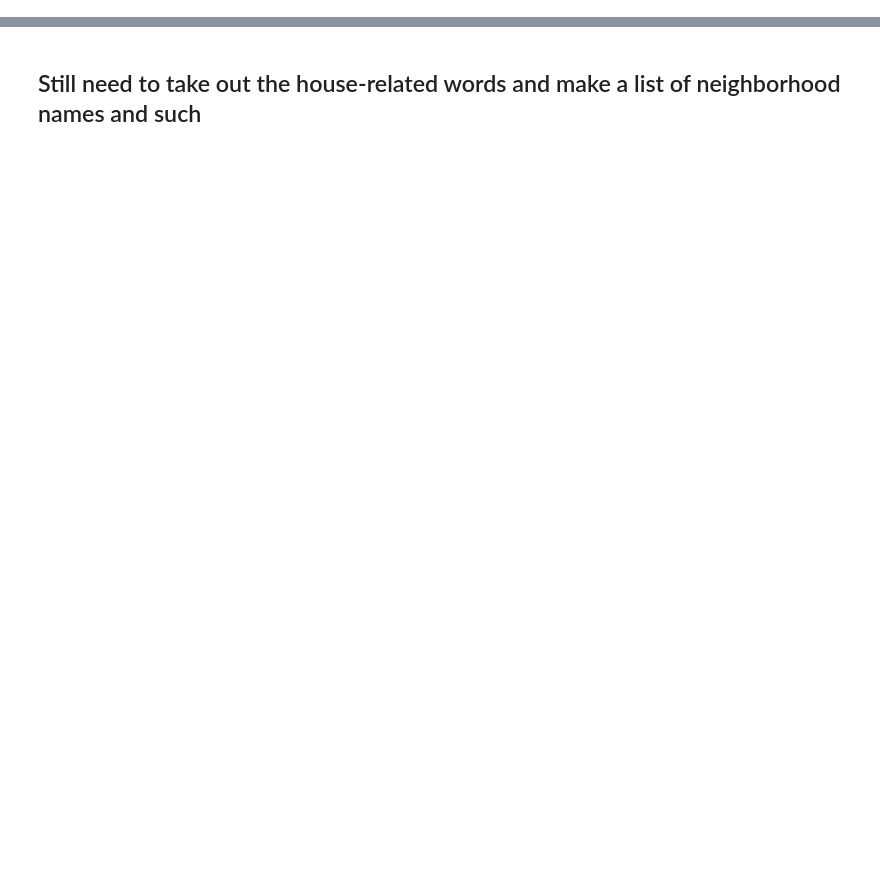
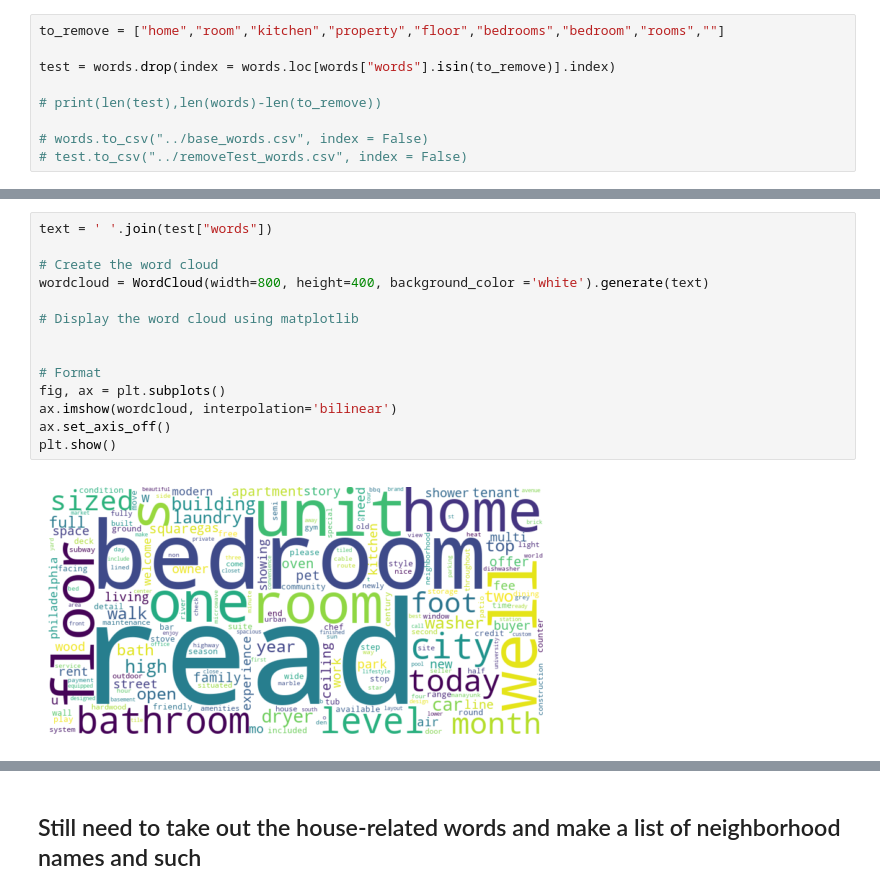
Before and after one commit to LuckyLaharlTim/MUSA_5500_Final, a Jupyter notebook: data/modified_webscraping/text_analysis.ipynb, the cells around one changed output, grey strips where cells are left out. Drawn from its saved outputs; the diff is of its cells as text; blank space fills up the shorter version.

```diff
--- a/data/modified_webscraping/text_analysis.ipynb
+++ b/data/modified_webscraping/text_analysis.ipynb
@@ -65,0 +185,9 @@ words.head(15)
+# %%
+to_remove = ["home","room","kitchen","property","floor","bedrooms","bedroom","rooms",""]
+
+test = words.drop(index = words.loc[words["words"].isin(to_remove)].index)
+
+# print(len(test),len(words)-len(to_remove))
+
+# words.to_csv("../base_words.csv", index = False)
+# test.to_csv("../removeTest_words.csv", index = False)
@@ -65,0 +248,16 @@ words.head(15)
+# %%
+text = ' '.join(test["words"])
+
+# Create the word cloud
+wordcloud = WordCloud(width=800, height=400, background_color ='white').generate(text)
+
+# Display the word cloud using matplotlib
+
+
+# Format
+fig, ax = plt.subplots()
+ax.imshow(wordcloud, interpolation='bilinear')
+ax.set_axis_off()
+plt.show()
+# %% [output]
+[figure, added]
```
Also changed, not shown: parts of 17 cells of this notebook.
